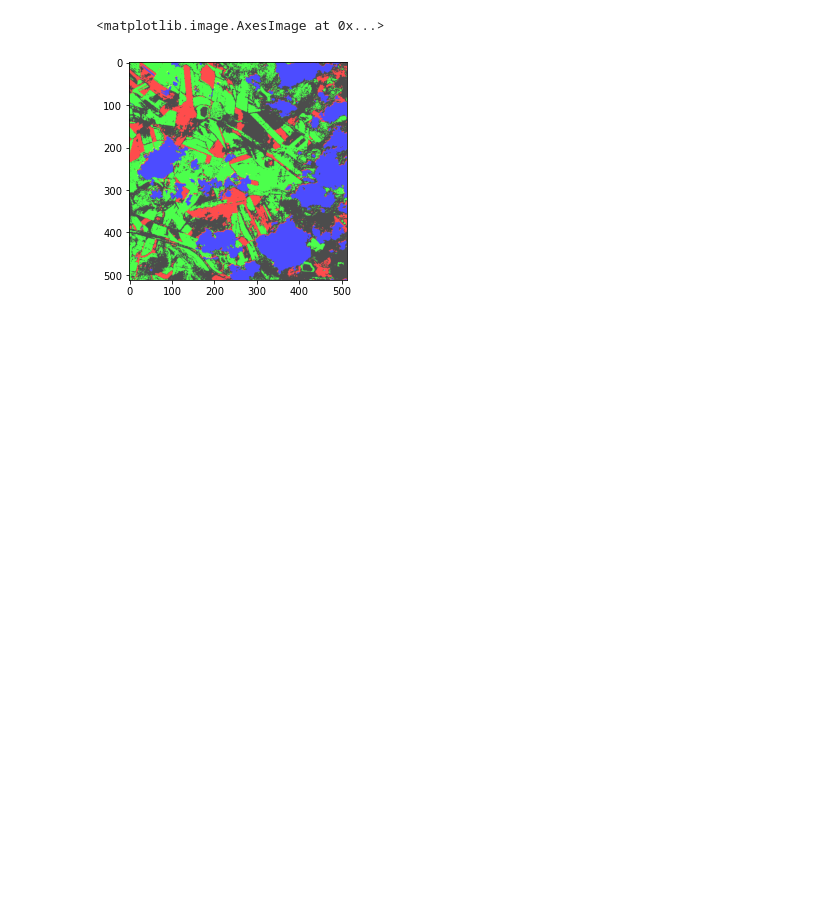
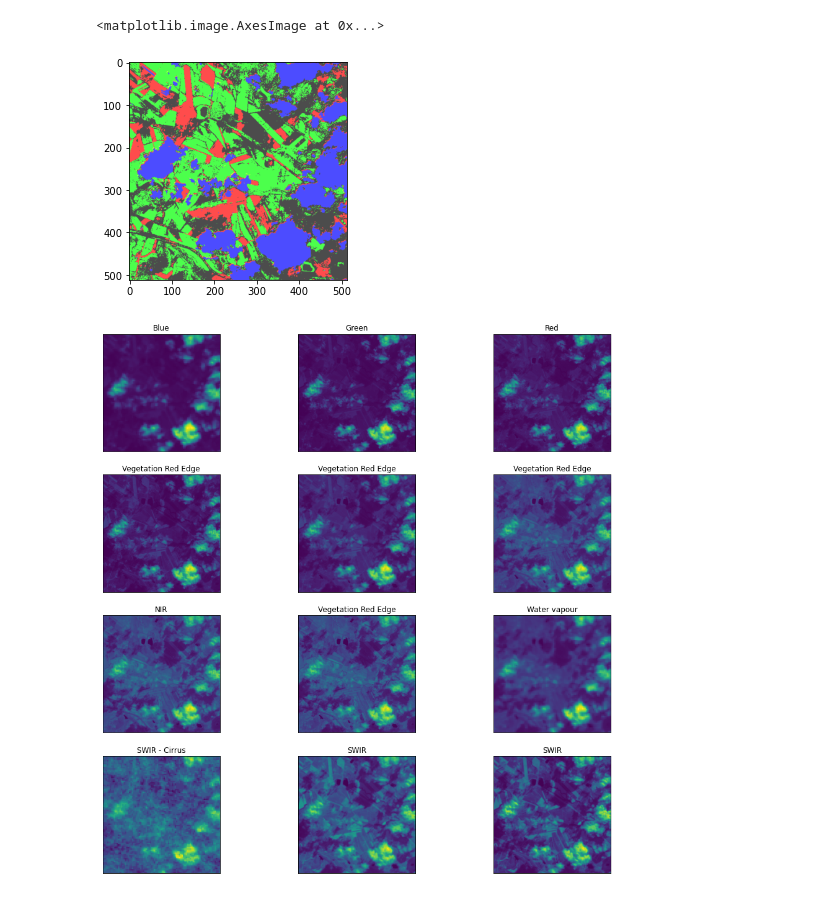
Before and after one commit to Mgunadi/Good_Crop_Bad_Crop, a Jupyter notebook: DataExploration.ipynb, the cells around one changed output. Cells and saved outputs as stored; diff of their text form; code cells hidden in the pictures; blank space fills up the shorter version.

Commit message:
Added 12 bands as an image, corrected mask

```diff
--- a/DataExploration.ipynb
+++ b/DataExploration.ipynb
@@ -278,3 +278,31 @@ plt.imshow(coloured_mask)
 # %% [output]
 <matplotlib.image.AxesImage at 0x...>
 [figure]
+# %%
+# display the different wavelengths as images maybe
+
+w = 10
+h = 10
+fig = plt.figure(figsize=(16, 16))
+columns = 3
+rows = 4
+titles = ['Coastal aerosol', 'Blue', 'Green', 'Red',
+          'Vegetation Red Edge',
+          'Vegetation Red Edge', 'Vegetation Red Edge',
+          'NIR', 'Vegetation Red Edge',
+          'Water vapour',
+          'SWIR - Cirrus',
+          'SWIR',
+          'SWIR']
+
+for i in range(1,13):
+    test_image = image.imread(f'./satelite_data/phase-01/data/sentinel-2a-tile-7680x-10240y/timeseries/7680-10240-B{i:02d}-2018-07-05.png')
+    ax = fig.add_subplot(rows, columns, i)
+    ax.set_title(titles[i])
+    ax.set_xticks([])
+    ax.set_yticks([])
+    plt.imshow(test_image+0.3)
+
+plt.show()
+# %% [output]
+[figure, added]
```
Also changed, not shown: 3 other files.
